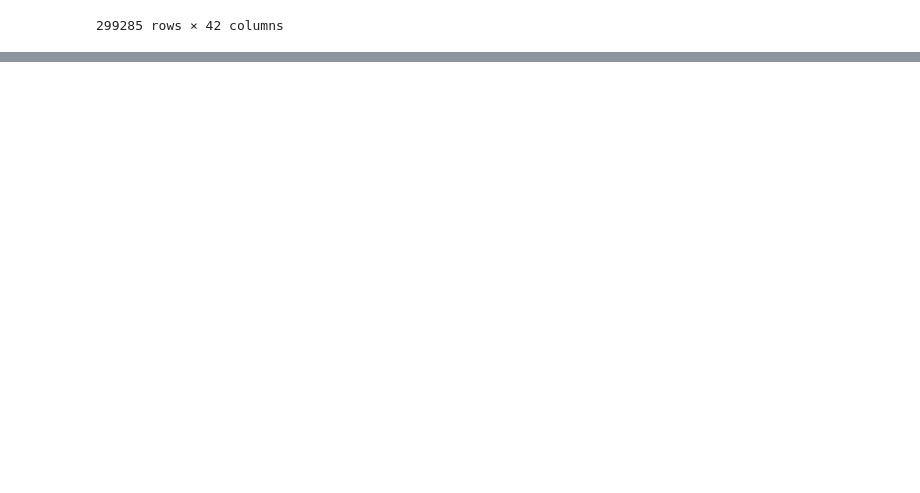
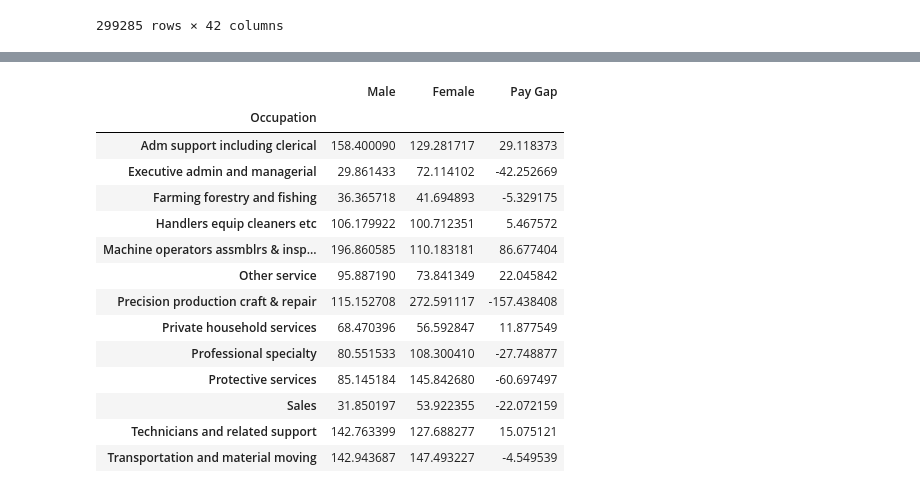
Before and after one commit to SupreethBaliga/SOC471_Proj, a Jupyter notebook: scripts/Is there a pay gap due to gender?.ipynb, the cells around one changed output, grey strips where cells are left out. Drawn from its saved outputs; the diff is of its cells as text; code cells hidden in the pictures; blank space fills up the shorter version.

```diff
--- a/scripts/Is there a pay gap due to gender?.ipynb
+++ b/scripts/Is there a pay gap due to gender?.ipynb
@@ -90,0 +94,25 @@ df_new
+# %%
+# Visualization 1:
+# For each occupation, find the avg pay for both male and female
+df_occ = df_new.groupby(['Occupation']).agg({'Male': np.mean, 'Female': np.mean})
+
+# Remove rows where both are zeroes
+df_occ = df_occ[(df_occ['Male']!= 0.0) & (df_occ['Female']!=0.0)]
+df_occ['Pay Gap'] = df_occ['Male'] - df_occ['Female']
+df_occ
+# %% [output]
+|  | Male | Female | Pay Gap |
+| Occupation |  |  |  |
+| Adm support including clerical | 158.400090 | 129.281717 | 29.118373 |
+| Executive admin and managerial | 29.861433 | 72.114102 | -42.252669 |
+| Farming forestry and fishing | 36.365718 | 41.694893 | -5.329175 |
+| Handlers equip cleaners etc | 106.179922 | 100.712351 | 5.467572 |
+| Machine operators assmblrs & insp... | 196.860585 | 110.183181 | 86.677404 |
+| Other service | 95.887190 | 73.841349 | 22.045842 |
+| Precision production craft & repair | 115.152708 | 272.591117 | -157.438408 |
+| Private household services | 68.470396 | 56.592847 | 11.877549 |
+| Professional specialty | 80.551533 | 108.300410 | -27.748877 |
+| Protective services | 85.145184 | 145.842680 | -60.697497 |
+| Sales | 31.850197 | 53.922355 | -22.072159 |
+| Technicians and related support | 142.763399 | 127.688277 | 15.075121 |
+| Transportation and material moving | 142.943687 | 147.493227 | -4.549539 |
```
Also changed, not shown: parts of 6 cells of this notebook.
